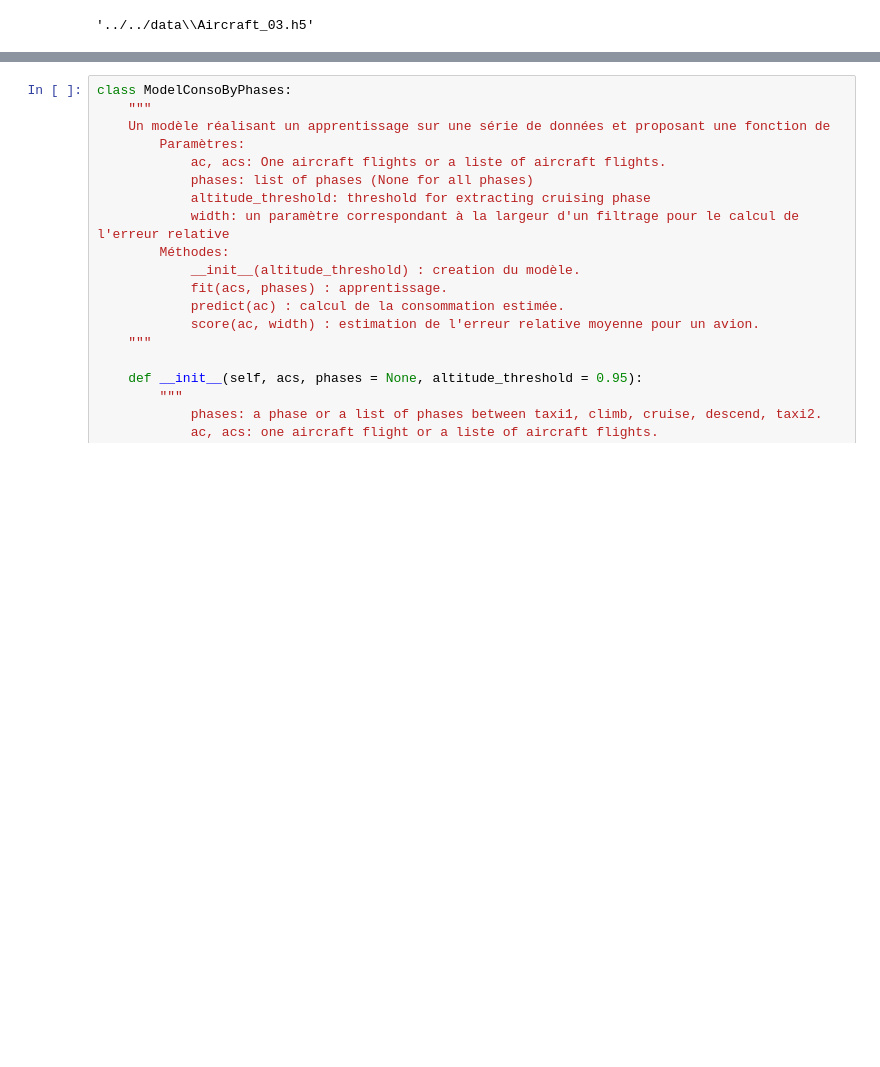
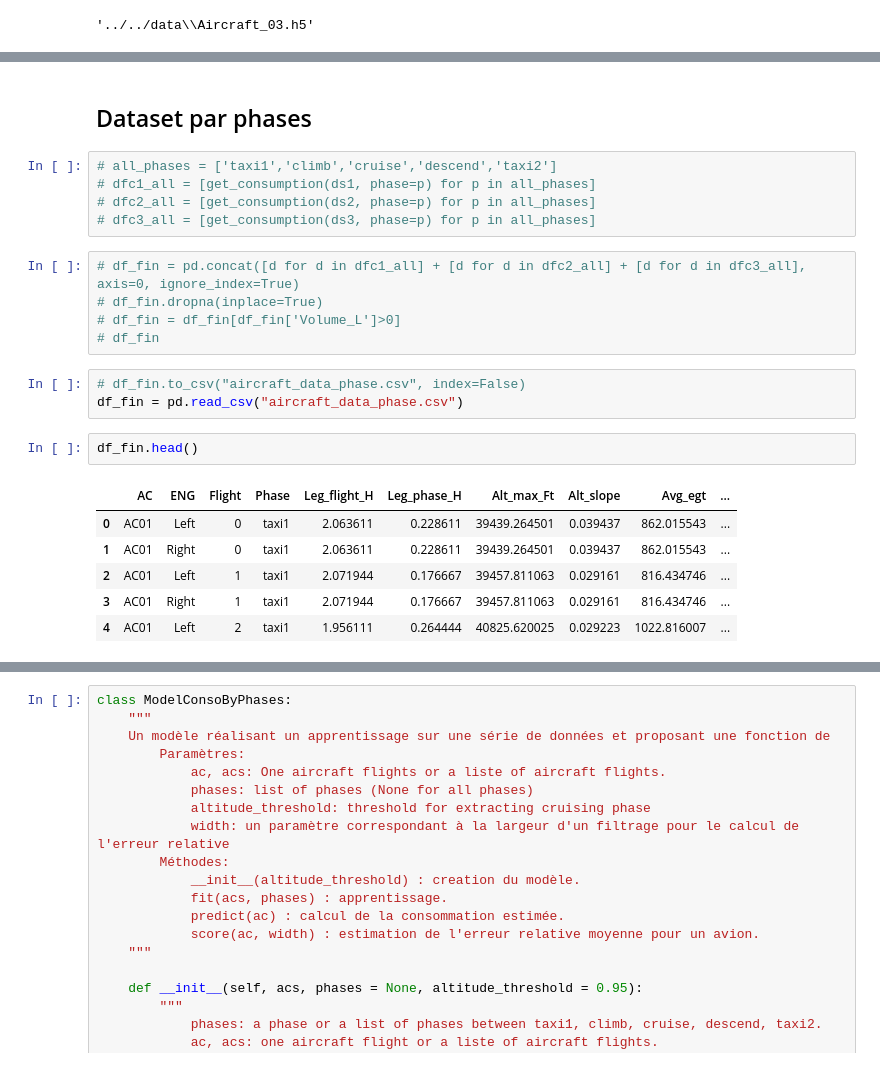
Before and after one commit to jee51/M2DProjet2324, a Jupyter notebook: notebooks/Achille_Work/Achille_conso_fuel_global.ipynb, the cells around one changed output, grey strips where cells are left out. Drawn from its saved outputs; the diff is of its cells as text; blank space fills up the shorter version.

```diff
--- a/notebooks/Achille_Work/Achille_conso_fuel_global.ipynb
+++ b/notebooks/Achille_Work/Achille_conso_fuel_global.ipynb
@@ -272,0 +121,24 @@ strong multicollinearity or other numerical problems.
+# %% [markdown]
+## Dataset par phases
+# %%
+# all_phases = ['taxi1','climb','cruise','descend','taxi2']
+# dfc1_all = [get_consumption(ds1, phase=p) for p in all_phases]
+# dfc2_all = [get_consumption(ds2, phase=p) for p in all_phases]
+# dfc3_all = [get_consumption(ds3, phase=p) for p in all_phases]
+# %%
+# df_fin = pd.concat([d for d in dfc1_all] + [d for d in dfc2_all] + [d for d in dfc3_all], axis=0, ignore_index=True)
+# df_fin.dropna(inplace=True)
+# df_fin = df_fin[df_fin['Volume_L']>0]
+# df_fin
+# %%
+# df_fin.to_csv("aircraft_data_phase.csv", index=False)
+df_fin = pd.read_csv("aircraft_data_phase.csv")
+# %%
+df_fin.head()
+# %% [output]
+|  | AC | ENG | Flight | Phase | Leg_flight_H | Leg_phase_H | Alt_max_Ft | Alt_slope | Avg_egt | ... |
+| 0 | AC01 | Left | 0 | taxi1 | 2.063611 | 0.228611 | 39439.264501 | 0.039437 | 862.015543 | ... |
+| 1 | AC01 | Right | 0 | taxi1 | 2.063611 | 0.228611 | 39439.264501 | 0.039437 | 862.015543 | ... |
+| 2 | AC01 | Left | 1 | taxi1 | 2.071944 | 0.176667 | 39457.811063 | 0.029161 | 816.434746 | ... |
+| 3 | AC01 | Right | 1 | taxi1 | 2.071944 | 0.176667 | 39457.811063 | 0.029161 | 816.434746 | ... |
+| 4 | AC01 | Left | 2 | taxi1 | 1.956111 | 0.264444 | 40825.620025 | 0.029223 | 1022.816007 | ... |
```
Also changed, not shown: parts of 57 cells of this notebook, 6 other files.
